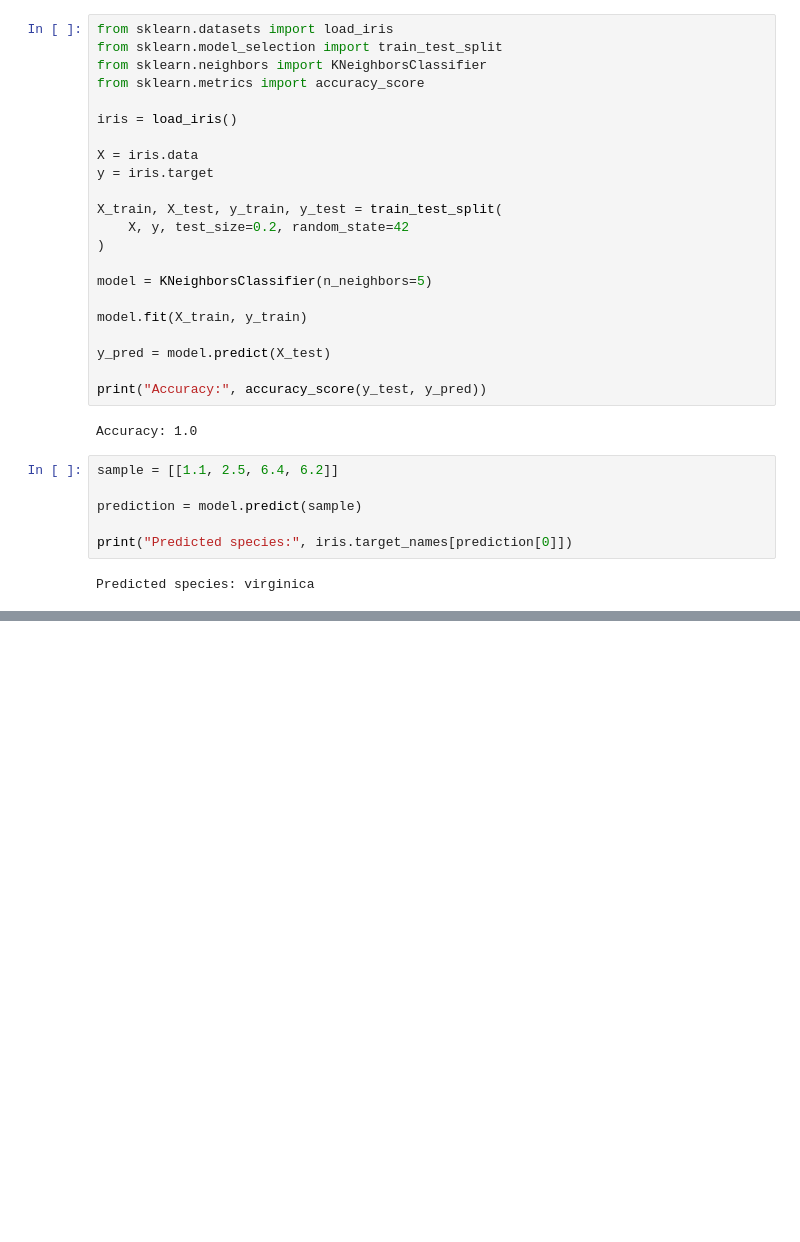
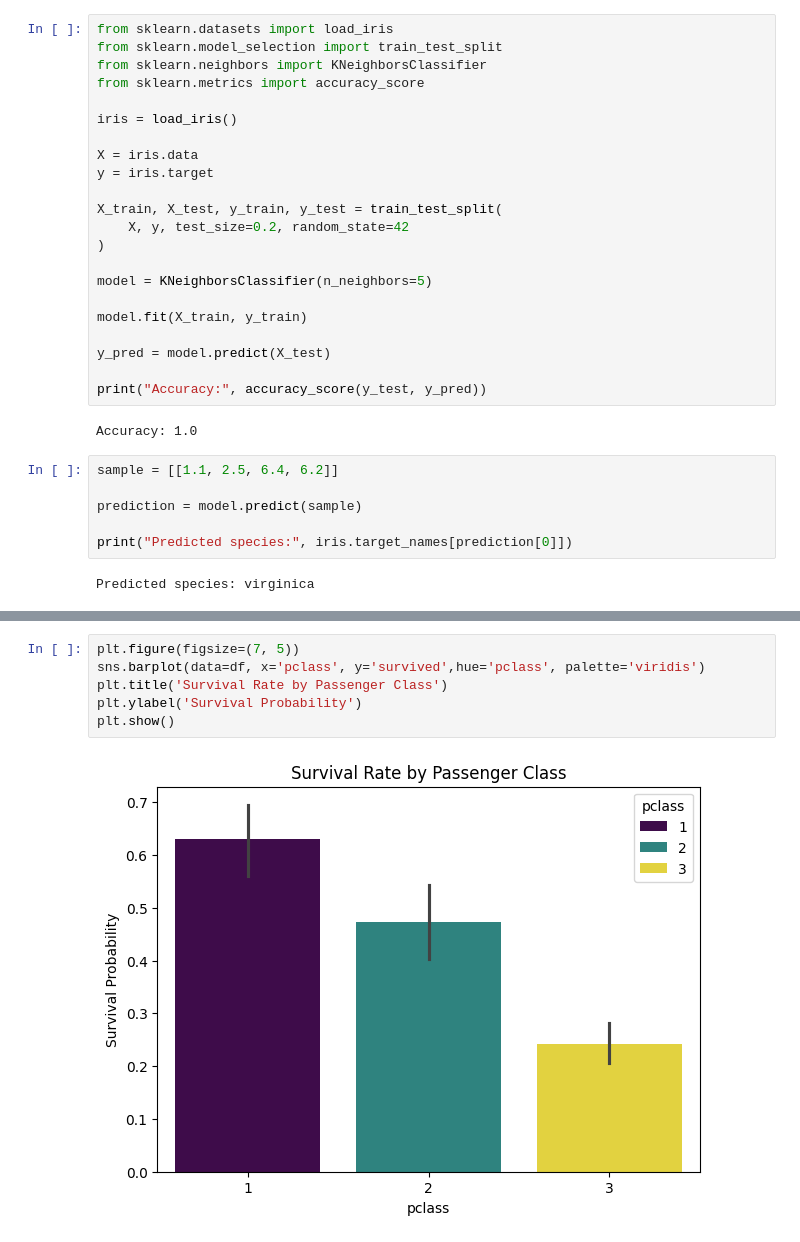
Before and after one commit to hridya-r-n/MCA-lab, a Jupyter notebook: Hridya.ipynb, the cells around one changed output, grey strips where cells are left out. Drawn from its saved outputs; the diff is of its cells as text; blank space fills up the shorter version.

```diff
--- a/Hridya.ipynb
+++ b/Hridya.ipynb
@@ -1129,0 +1174,8 @@ Predicted species: virginica
+# %%
+plt.figure(figsize=(7, 5))
+sns.barplot(data=df, x='pclass', y='survived',hue='pclass', palette='viridis')
+plt.title('Survival Rate by Passenger Class')
+plt.ylabel('Survival Probability')
+plt.show()
+# %% [output]
+[figure, added]
```
Also changed, not shown: parts of 12 cells of this notebook.
